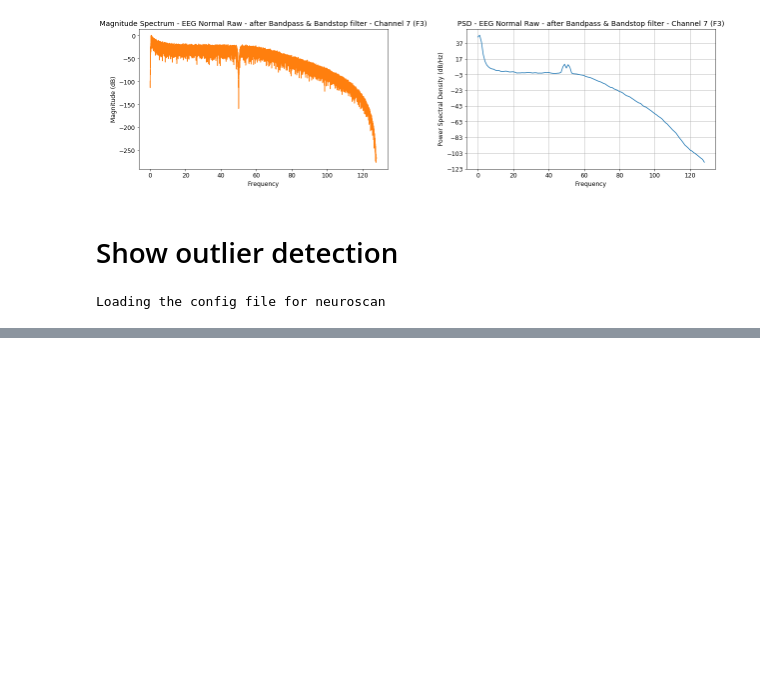
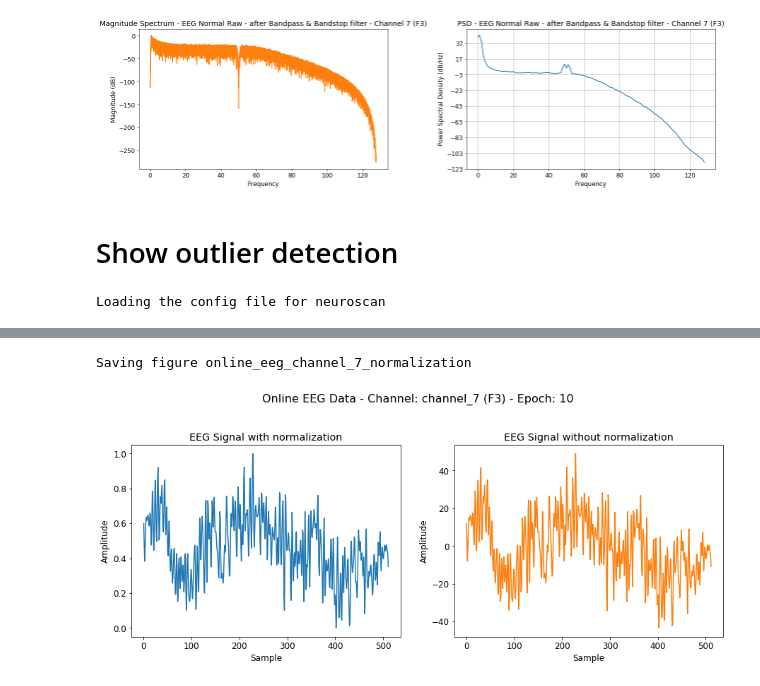
Before and after one commit to mudo121/thesis_eeg, a Jupyter notebook: thesis_diagrams.ipynb, the cells around one changed output, grey strips where cells are left out. Saved outputs shown, nothing was run; the diff lists cells and outputs as text; code cells hidden in the pictures; blank space fills up the shorter version.

```diff
--- a/thesis_diagrams.ipynb
+++ b/thesis_diagrams.ipynb
@@ -206,0 +210,26 @@ Saving figure online_eeg_channel_7_outlier_removal
+# %%
+from Transformer_Pre_Processing import SlidingWindow, Convert3dArrayToSeriesOfDataframes, NormalizeData, ReplaceNaNs
+
+def prepare_signal_no_normalization(df : pd.DataFrame, config : Dict) -> pd.Series:
+    ''' Pre-process the signal by creating epochs, delete faulty epochs and normalize it
+
+    Returns a series of dataframes
+    '''
+    # pre-process the pipeline for machine learning
+    pre_processing_pipeline = Pipeline([
+        ('Create Epochs', SlidingWindow(samplingRate=config['samplingRate'], windowSizeInSeconds=config['epochWindowSize'], overlapInSeconds=config['overlap'])),
+        ('Convert the 3d numpy array', Convert3dArrayToSeriesOfDataframes()), # The pipeline was firstly written for panda dataframes that's why we convert it to a panda series of dataframes
+        #('Delete Faulty Epochs', DeleteFaultyEpochs(maxFaultyRate=config['maxFaultyRate'])), # Causes some bugs currently
+        #('Normalize Data', NormalizeData()),
+        ('Replace NaNs with Zero', ReplaceNaNs()),
+    ])
+    epochSeries = pre_processing_pipeline.fit_transform(df)
+    return epochSeries
+
+SUBJECT = 1 # Subject to use
+# Load the yaml config
+yamlConfig = loadConfigFile(subjectDict[SUBJECT]["Device"])
+
+epoch_norm = prepare_signal(df=df_no_outliers.copy(), config=yamlConfig)
+
+epoch_no_norm = prepare_signal_no_normalization(df=df_no_outliers.copy(), config=yamlConfig)
@@ -206,0 +245,18 @@ Saving figure online_eeg_channel_7_outlier_removal
+# %%
+epoch = 10
+channel = "channel_7"
+
+fig, axs = plt.subplots(1, 2, figsize=(15,5))
+fig.suptitle('Online EEG Data - Channel: {} (F3) - Epoch: {}'.format(channel, epoch), fontsize=16, y=1.08)
+
+axs[0].plot(epoch_norm[epoch].index, epoch_norm[epoch][channel])
+axs[0].set_title("EEG Signal with normalization")
+axs[0].set(xlabel='Sample', ylabel='Amplitude')
+
+axs[1].plot(epoch_no_norm[epoch].index, epoch_no_norm[epoch][channel], 'tab:orange')
+axs[1].set_title("EEG Signal without normalization")
+axs[1].set(xlabel='Sample', ylabel='Amplitude')
+save_fig("online_eeg_{}_normalization".format(channel), tight_layout=False)
+# %% [output]
+Saving figure online_eeg_channel_7_normalization
+[figure, added]
```
Also changed, not shown: parts of 9 cells of this notebook, 4 other files.
